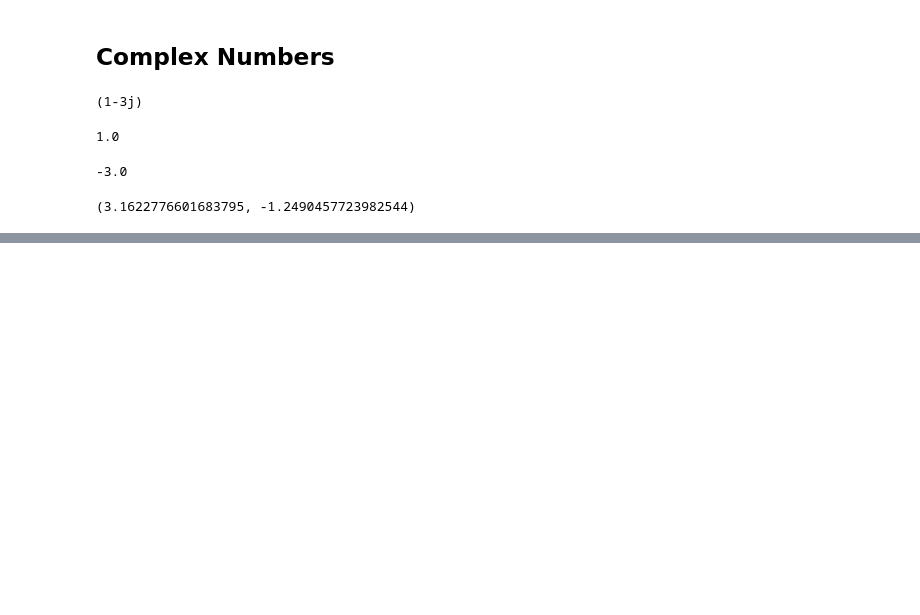
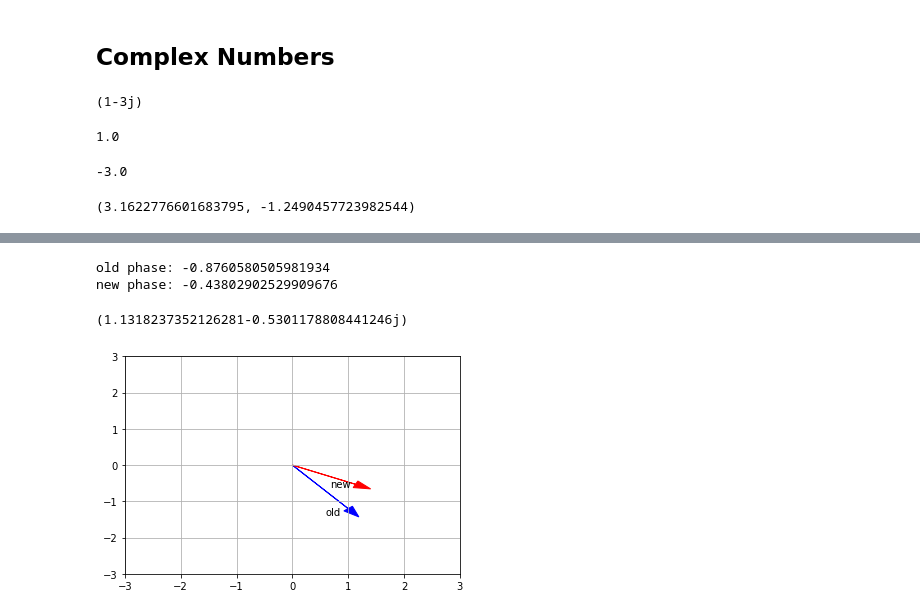
Before and after one commit to samyon7/Statistics-Python, a Jupyter notebook: Work_5/work_5-1.ipynb, the cells around one changed output, grey strips where cells are left out. Saved outputs shown, nothing was run; the diff lists cells and outputs as text; code cells hidden in the pictures; blank space fills up the shorter version.

```diff
--- a/Work_5/work_5-1.ipynb
+++ b/Work_5/work_5-1.ipynb
@@ -611,0 +706,7 @@ find_polar(1-3j)
+# %%
+mult_complex(1-1.2j)
+# %% [output]
+old phase: -0.8760580505981934
+new phase: -0.43802902529909676
+(1.1318237352126281-0.5301178808441246j)
+[figure, added]
```
Also changed, not shown: parts of 31 cells of this notebook.
